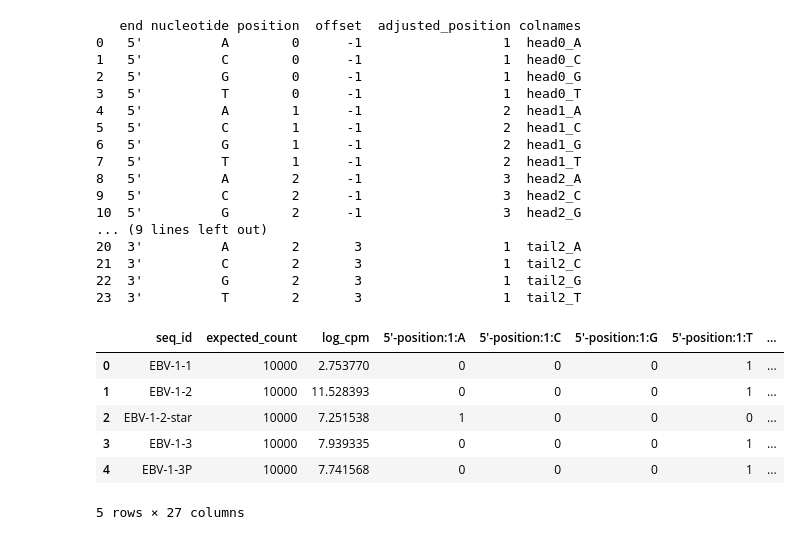
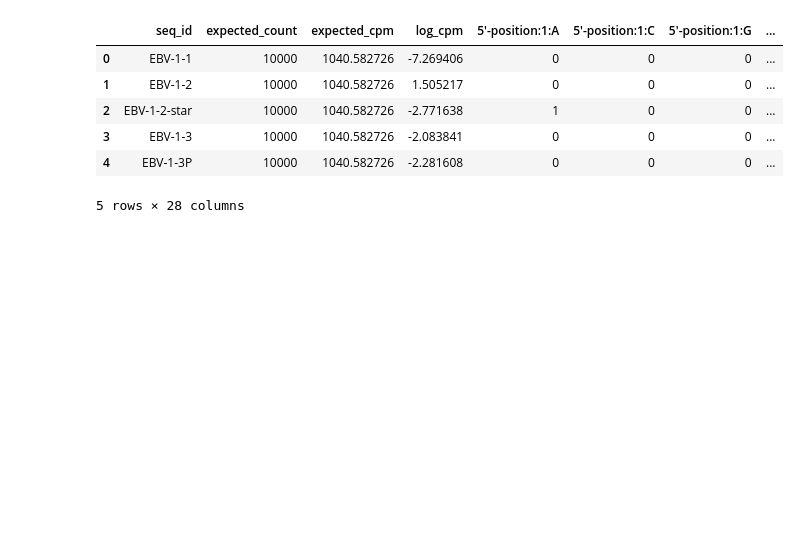
Before and after one commit to wckdouglas/tgirt_smRNA_correction, a Jupyter notebook: notebook/lm_model.ipynb, the cells around one changed output. Saved outputs shown, nothing was run; the diff lists cells and outputs as text; code cells hidden in the pictures; blank space fills up the shorter version.

```diff
--- a/notebook/lm_model.ipynb
+++ b/notebook/lm_model.ipynb
@@ -48,37 +48,20 @@ def preprocess_dataframe(df):
     return df
 # %%
 df = pd.read_table('../test/test_train_set.tsv')\
+    .assign(expected_cpm = lambda d: count_to_cpm(d['expected_count']))\
     .assign(cpm = lambda d: count_to_cpm(d['experimental_count']))\
-    .assign(log_cpm = lambda d: np.log2(d.cpm+1))\
+    .assign(log_cpm = lambda d: np.log2(d.cpm+1) - np.log2(d.expected_cpm))\
     .pipe(preprocess_dataframe) \
-    .query('log_cpm > 0') \
     .drop(['experimental_count','cpm'], axis=1)
 df.head()
 # %% [output]
+|  | seq_id | expected_count | expected_cpm | log_cpm | 5'-position:1:A | 5'-position:1:C | 5'-position:1:G | ... |
+| 0 | EBV-1-1 | 10000 | 1040.582726 | -7.269406 | 0 | 0 | 0 | ... |
+| 1 | EBV-1-2 | 10000 | 1040.582726 | 1.505217 | 0 | 0 | 0 | ... |
+| 2 | EBV-1-2-star | 10000 | 1040.582726 | -2.771638 | 1 | 0 | 0 | ... |
+| 3 | EBV-1-3 | 10000 | 1040.582726 | -2.083841 | 0 | 0 | 0 | ... |
+| 4 | EBV-1-3P | 10000 | 1040.582726 | -2.281608 | 0 | 0 | 0 | ... |
-   end nucleotide position  offset  adjusted_position colnames
-0   5'          A        0      -1                  1  head0_A
-1   5'          C        0      -1                  1  head0_C
-2   5'          G        0      -1                  1  head0_G
-3   5'          T        0      -1                  1  head0_T
-4   5'          A        1      -1                  2  head1_A
-5   5'          C        1      -1                  2  head1_C
-6   5'          G        1      -1                  2  head1_G
-7   5'          T        1      -1                  2  head1_T
-8   5'          A        2      -1                  3  head2_A
-9   5'          C        2      -1                  3  head2_C
-10  5'          G        2      -1                  3  head2_G
-... (9 lines left out)
-20  3'          A        2       3                  1  tail2_A
-21  3'          C        2       3                  1  tail2_C
-22  3'          G        2       3                  1  tail2_G
-23  3'          T        2       3                  1  tail2_T
+5 rows × 28 columns
-|  | seq_id | expected_count | log_cpm | 5'-position:1:A | 5'-position:1:C | 5'-position:1:G | 5'-position:1:T | ... |
-| 0 | EBV-1-1 | 10000 | 2.753770 | 0 | 0 | 0 | 1 | ... |
-| 1 | EBV-1-2 | 10000 | 11.528393 | 0 | 0 | 0 | 1 | ... |
-| 2 | EBV-1-2-star | 10000 | 7.251538 | 1 | 0 | 0 | 0 | ... |
-| 3 | EBV-1-3 | 10000 | 7.939335 | 0 | 0 | 0 | 1 | ... |
-| 4 | EBV-1-3P | 10000 | 7.741568 | 0 | 0 | 0 | 1 | ... |
-5 rows × 27 columns
 # %%
 X = df.drop(['seq_id','log_cpm','expected_count'], axis=1)
 X.columns
```
Also changed, not shown: parts of 3 cells of this notebook.
